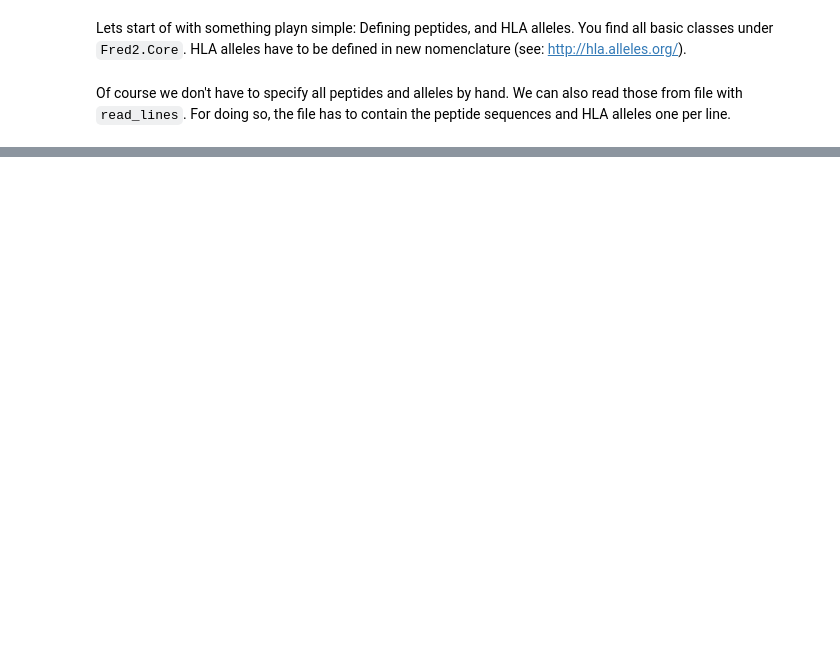
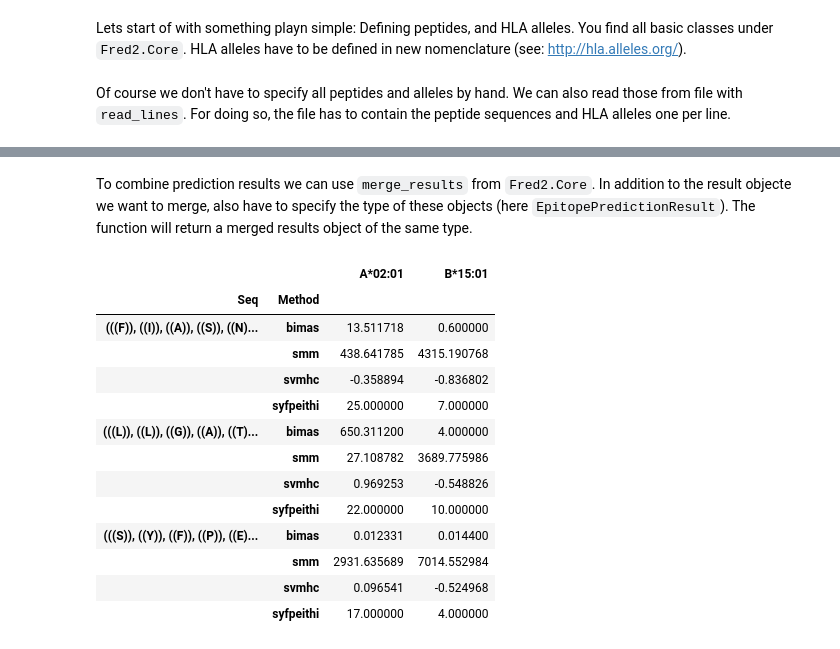
Before and after one commit to FRED-2/Fred2, a Jupyter notebook: Fred2/tutorials/EpitopePrediction.ipynb, the cells around one changed output, grey strips where cells are left out. Cells and saved outputs as stored; diff of their text form; code cells hidden in the pictures; blank space fills up the shorter version.

```diff
--- a/Fred2/tutorials/EpitopePrediction.ipynb
+++ b/Fred2/tutorials/EpitopePrediction.ipynb
@@ -24,7 +31,7 @@ from Fred2.EpitopePrediction import EpitopePredictorFactory
 # %% [markdown]
 Lets start of with something playn simple: Defining peptides, and HLA alleles. You find all basic classes under `Fred2.Core`. HLA alleles have to be defined in new nomenclature (see: <a href="http://hla.alleles.org/">http://hla.alleles.org/</a>).
 # %%
-peptides = [Peptide("SYFPEITHI"),Peptide("FIASNGVKLV"), Peptide("LLGATCMFV")]
+peptides = [Peptide("SYFPEITHI"),Peptide("FIASNGVKL"), Peptide("LLGATCMFV")]
 allele = Allele("HLA-A*02:01")
 # %% [markdown]
 Of course we don't have to specify all peptides and alleles by hand. We can also read those from file with `read_lines`. For doing so, the file has to contain the peptide sequences and HLA alleles one per line.
@@ -35,0 +126,23 @@ IOError: [Errno 2] No such file or directory: '../Data/examples/peptide.txt'
+# %% [markdown]
+To combine prediction results we can use `merge_results` from `Fred2.Core`. In addition to the result objecte we want to merge, also have to specify the type of these objects (here `EpitopePredictionResult`). The function will return a merged results object of the same type.
+# %%
+
+results = [EpitopePredictorFactory(m).predict(peptides,alleles=alleles)
+                    for m in ["Syfpeithi","BIMAS","SMM","SVMHC"]]
+df = results[0].merge_results(results[1:])
+df
+# %% [output]
+|  |  | A*02:01 | B*15:01 |
+| Seq | Method |  |  |
+| (((F)), ((I)), ((A)), ((S)), ((N)... | bimas | 13.511718 | 0.600000 |
+|  | smm | 438.641785 | 4315.190768 |
+|  | svmhc | -0.358894 | -0.836802 |
+|  | syfpeithi | 25.000000 | 7.000000 |
+| (((L)), ((L)), ((G)), ((A)), ((T)... | bimas | 650.311200 | 4.000000 |
+|  | smm | 27.108782 | 3689.775986 |
+|  | svmhc | 0.969253 | -0.548826 |
+|  | syfpeithi | 22.000000 | 10.000000 |
+| (((S)), ((Y)), ((F)), ((P)), ((E)... | bimas | 0.012331 | 0.014400 |
+|  | smm | 2931.635689 | 7014.552984 |
+|  | svmhc | 0.096541 | -0.524968 |
+|  | syfpeithi | 17.000000 | 4.000000 |
```
Also changed, not shown: parts of 22 cells of this notebook, 7 other files.
